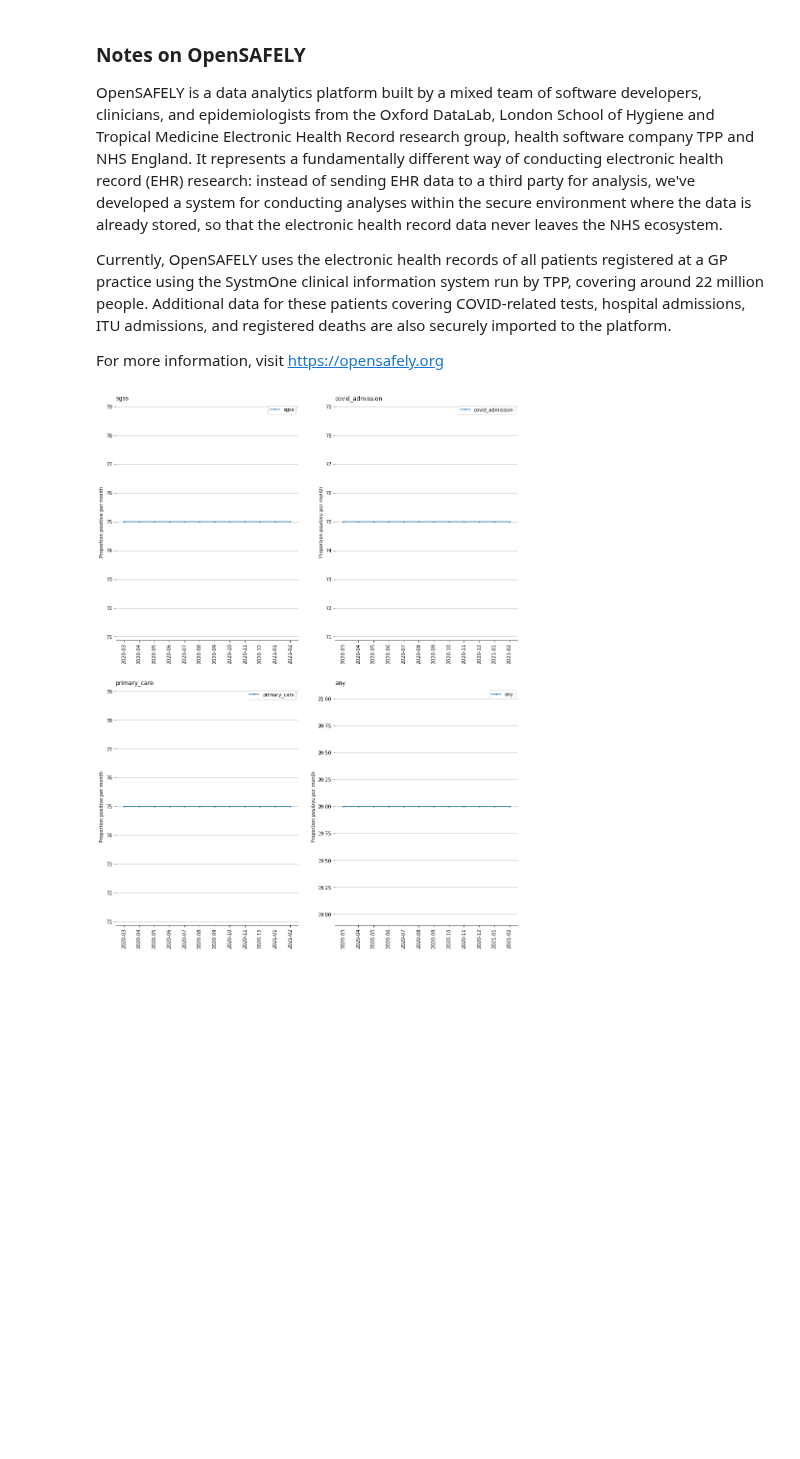
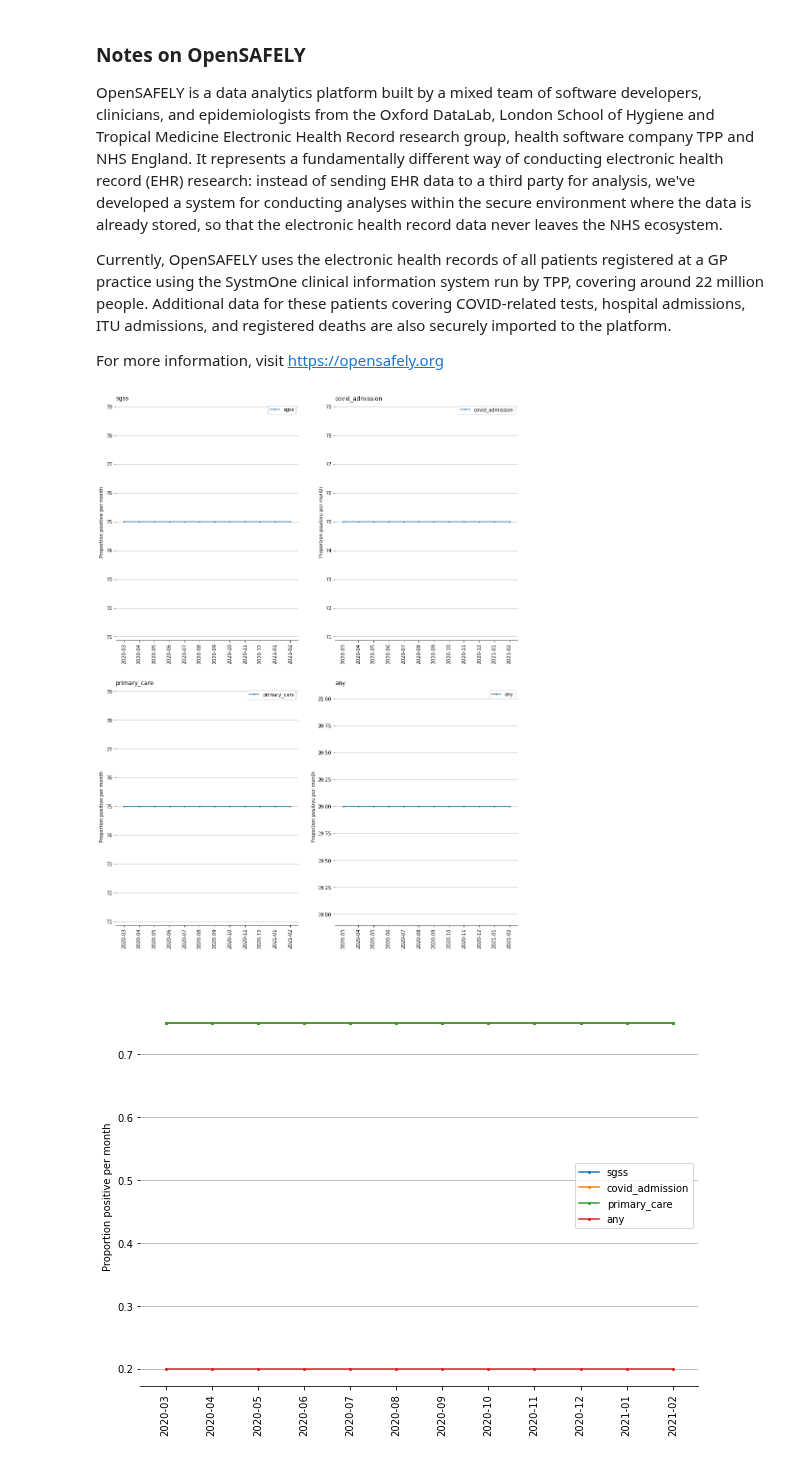
Before and after one commit to opensafely/primary-care-covid-codes-research, a Jupyter notebook: notebooks/primary-care-covid-codes.ipynb, the cells around one changed output. Drawn from its saved outputs; the diff is of its cells as text; code cells hidden in the pictures; blank space fills up the shorter version.

Commit message:
add combined plot

```diff
--- a/notebooks/primary-care-covid-codes.ipynb
+++ b/notebooks/primary-care-covid-codes.ipynb
@@ -365,39 +365,63 @@ Currently, OpenSAFELY uses the electronic health records of all patients registe
 
 For more information, visit https://opensafely.org
 # %%
-sources=["sgss","covid_admission","primary_care","any"]
-
-
+#################################### Seperate plots ###################################
 inputs={source: pd.read_csv(
             filepath_or_buffer = f"../output/monthly/measure_{source}_positive_rate.csv")
              for source in sources}
 
-#################################### plots 1 ###################################
 def plotstyle(axes, title):
     axes.set_ylabel('Proportion positive per month')
     axes.xaxis.set_tick_params(labelrotation=90)
     #loc = ticker.MultipleLocator(base=3.0)
     #axs[axesrow,axescol].xaxis.set_major_locator(loc)
     #axs[0,0].set_ylim(bottom=0) # might remove this in future depending on count fluctuation
     axes.grid(axis='y')
     axes.legend()
     axes.set_title(title, loc='left', y=1)
     axes.tick_params(labelbottom=True)
     axes.spines["left"].set_visible(False)
     axes.spines["right"].set_visible(False)
     axes.spines["top"].set_visible(False)
 
 fig, axs = plt.subplots(2, 2, figsize=(15,20), sharey=False,  sharex=True)
 for i in range(len(sources)):
     inputs[sources[i]]["date"]=inputs[sources[i]]["date"].str.slice(0, 7)
     np.ravel(axs)[i].plot(
         inputs[sources[i]]["date"],
         inputs[sources[i]]["value"]*100,
         marker='o',
         markersize=2,
         label=f"""{sources[i]}""",
         )
     np.ravel(axs)[i].legend()
     plotstyle(np.ravel(axs)[i],sources[i] )
+
+#################################### Combined plot ###################################
+sources=["sgss","covid_admission","primary_care","any"]
+
+
+for source in sources:
+    source_csv=pd.read_csv(filepath_or_buffer = f"../output/monthly/measure_{source}_positive_rate.csv")
+    source_csv=source_csv.rename(columns = {'value':f'{source}_value'})
+    source_csv=source_csv[['date',f'{source}_value']].set_index('date')
+    if source == sources[0]:
+        inputs_joined=source_csv
+    else:
+        inputs_joined=inputs_joined.join(source_csv)
+inputs_joined=inputs_joined.reset_index()
+inputs_joined["date"]=inputs_joined["date"].str.slice(0, 7)
+fig, axs = plt.subplots(1, 1, figsize=(10,7), sharey=False,  sharex=True)
+
+for source in sources:
+    axs.plot(
+    inputs_joined["date"],
+    inputs_joined[f'{source}_value'],
+    marker='o',
+    markersize=2,
+    label=f"""{source}""",
+    )
+plotstyle(np.ravel(axs)[0],"\n")
 # %% [output]
 [figure]
+[figure, added]
```
Also changed, not shown: parts of 3 cells of this notebook.
